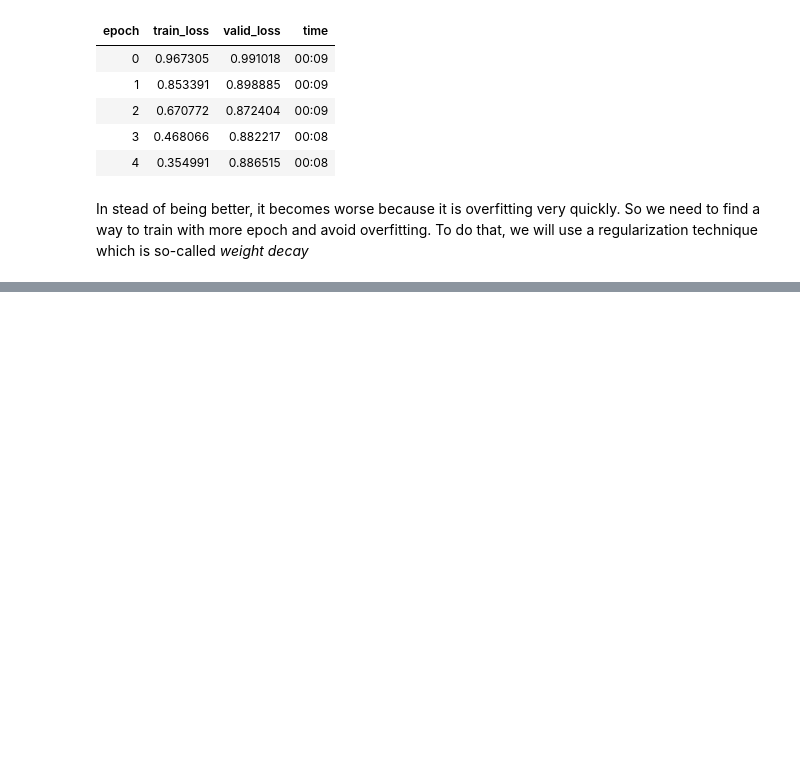
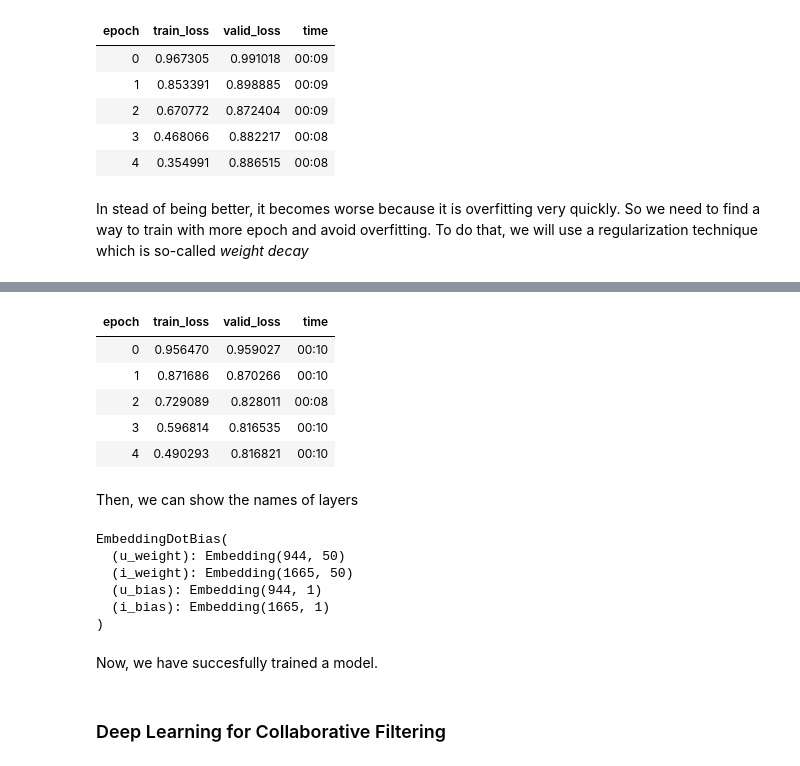
Before and after one commit to dnlam/fastblog, a Jupyter notebook: _notebooks/2022-03-27-Collaborative_filtering.ipynb, the cells around one changed output, grey strips where cells are left out. Saved outputs shown, nothing was run; the diff lists cells and outputs as text; code cells hidden in the pictures; blank space fills up the shorter version.

```diff
--- a/_notebooks/2022-03-27-Collaborative_filtering.ipynb
+++ b/_notebooks/2022-03-27-Collaborative_filtering.ipynb
@@ -217,0 +297,24 @@ In stead of being better, it becomes worse because it is overfitting very quickl
+# %%
+learn.fit_one_cycle(5,5e-3,wd=0.1)
+# %% [output]
+| epoch | train_loss | valid_loss | time |
+| 0 | 0.956470 | 0.959027 | 00:10 |
+| 1 | 0.871686 | 0.870266 | 00:10 |
+| 2 | 0.729089 | 0.828011 | 00:08 |
+| 3 | 0.596814 | 0.816535 | 00:10 |
+| 4 | 0.490293 | 0.816821 | 00:10 |
+# %% [markdown]
+Then, we can show the names of layers
+# %%
+learn.model
+# %% [output]
+EmbeddingDotBias(
+  (u_weight): Embedding(944, 50)
+  (i_weight): Embedding(1665, 50)
+  (u_bias): Embedding(944, 1)
+  (i_bias): Embedding(1665, 1)
+)
+# %% [markdown]
+Now, we have succesfully trained a model.
+# %% [markdown]
+### Deep Learning for Collaborative Filtering
```
Also changed, not shown: parts of 24 cells of this notebook.
